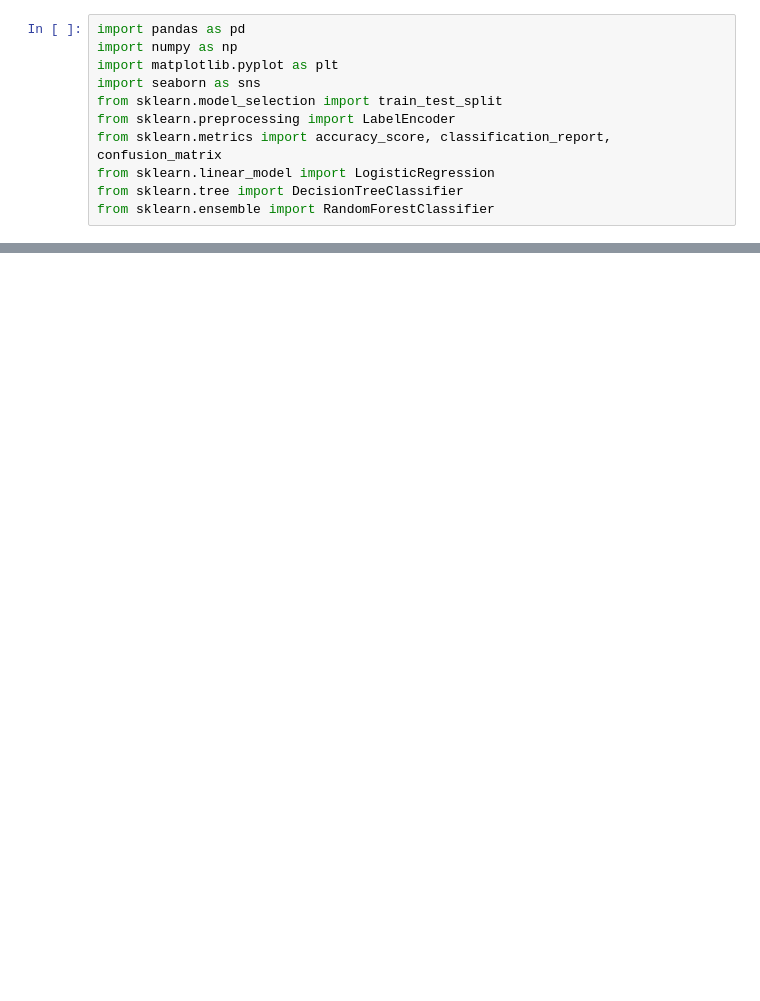
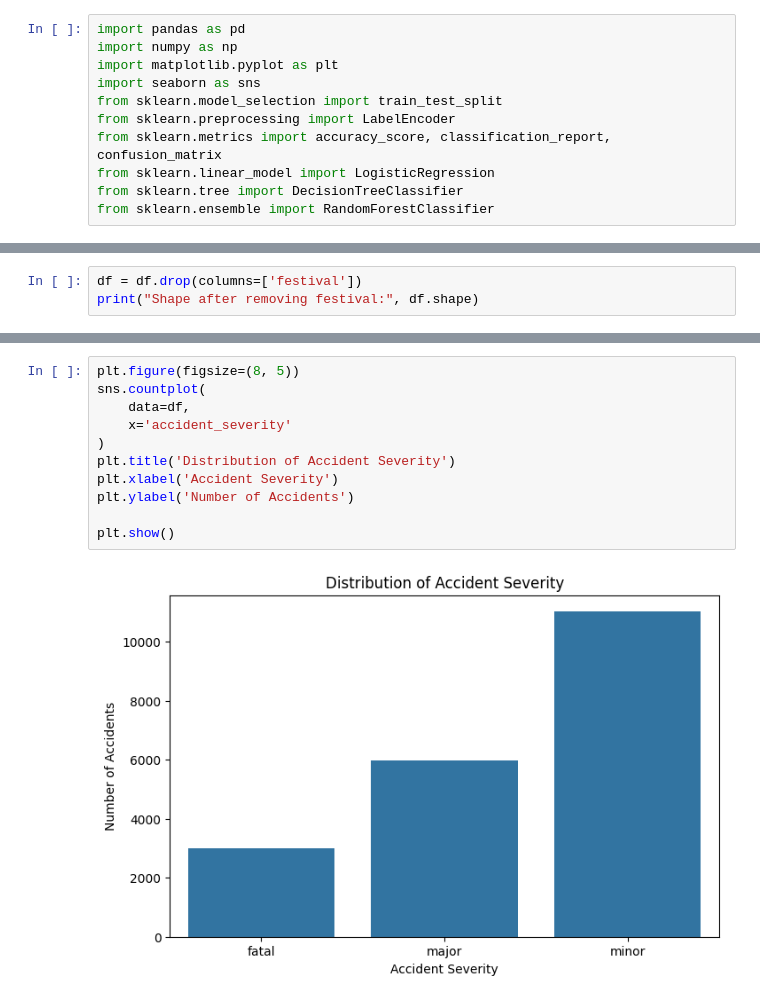
Before and after one commit to nehajacksonb24cs2143-ctrl/road-accident-severity-prediction, a Jupyter notebook: accident_analysis.ipynb, the cells around one changed output, grey strips where cells are left out. Drawn from its saved outputs; the diff is of its cells as text; blank space fills up the shorter version.

```diff
--- a/accident_analysis.ipynb
+++ b/accident_analysis.ipynb
@@ -51,0 +64,3 @@ memory usage: 3.7+ MB
+# %%
+df = df.drop(columns=['festival'])
+print("Shape after removing festival:", df.shape)
@@ -51,0 +118,13 @@ memory usage: 3.7+ MB
+# %%
+plt.figure(figsize=(8, 5))
+sns.countplot(
+    data=df,
+    x='accident_severity'
+)
+plt.title('Distribution of Accident Severity')
+plt.xlabel('Accident Severity')
+plt.ylabel('Number of Accidents')
+
+plt.show()
+# %% [output]
+[figure, added]
```
Also changed, not shown: parts of 8 cells of this notebook.
